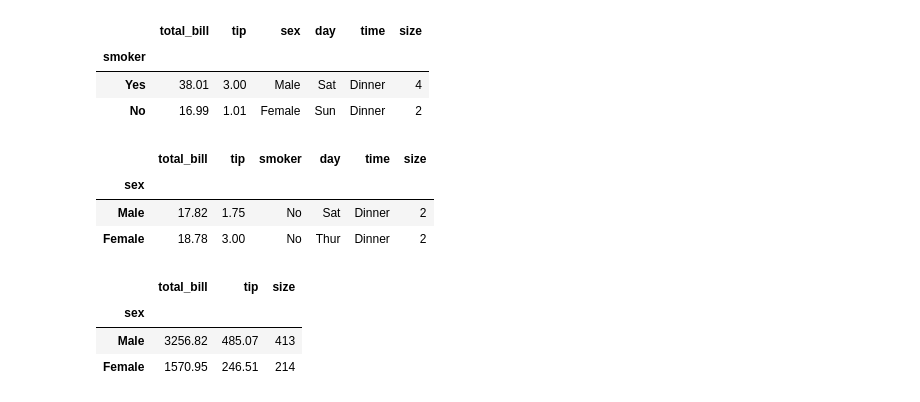
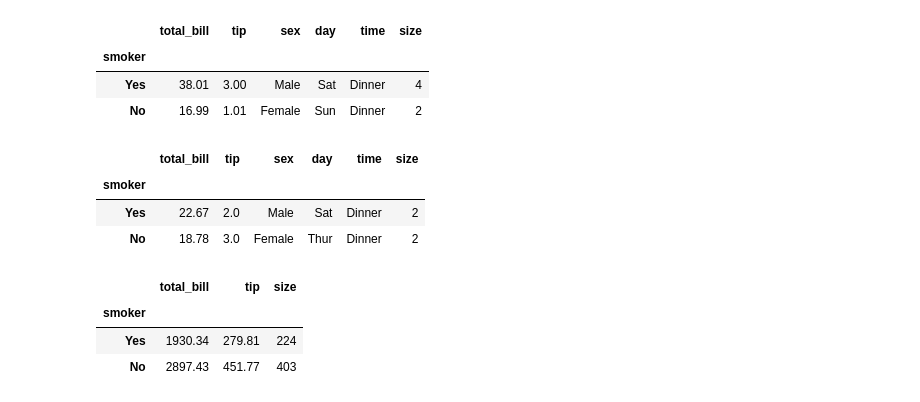
Before and after one commit to Vitalismirnov/-my_fundamentals_of_data_analysis, a Jupyter notebook: Project_VitalijsSmirnovs.ipynb, the cells around one changed output. Drawn from its saved outputs; the diff is of its cells as text; code cells hidden in the pictures.

```diff
--- a/Project_VitalijsSmirnovs.ipynb
+++ b/Project_VitalijsSmirnovs.ipynb
@@ -107,18 +107,18 @@ grsmoker.first()
 | Yes | 38.01 | 3.00 | Male | Sat | Dinner | 4 |
 | No | 16.99 | 1.01 | Female | Sun | Dinner | 2 |
 # %%
-group.last()
+grsmoker.last()
 # %% [output]
-|  | total_bill | tip | smoker | day | time | size |
-| sex |  |  |  |  |  |  |
-| Male | 17.82 | 1.75 | No | Sat | Dinner | 2 |
-| Female | 18.78 | 3.00 | No | Thur | Dinner | 2 |
+|  | total_bill | tip | sex | day | time | size |
+| smoker |  |  |  |  |  |  |
+| Yes | 22.67 | 2.0 | Male | Sat | Dinner | 2 |
+| No | 18.78 | 3.0 | Female | Thur | Dinner | 2 |
 # %%
-group.sum()
+grsmoker.sum()
 # %% [output]
 |  | total_bill | tip | size |
-| sex |  |  |  |
-| Male | 3256.82 | 485.07 | 413 |
-| Female | 1570.95 | 246.51 | 214 |
+| smoker |  |  |  |
+| Yes | 1930.34 | 279.81 | 224 |
+| No | 2897.43 | 451.77 | 403 |
 # %%
 grsex.mean()
```
Also changed, not shown: parts of 19 cells of this notebook.
